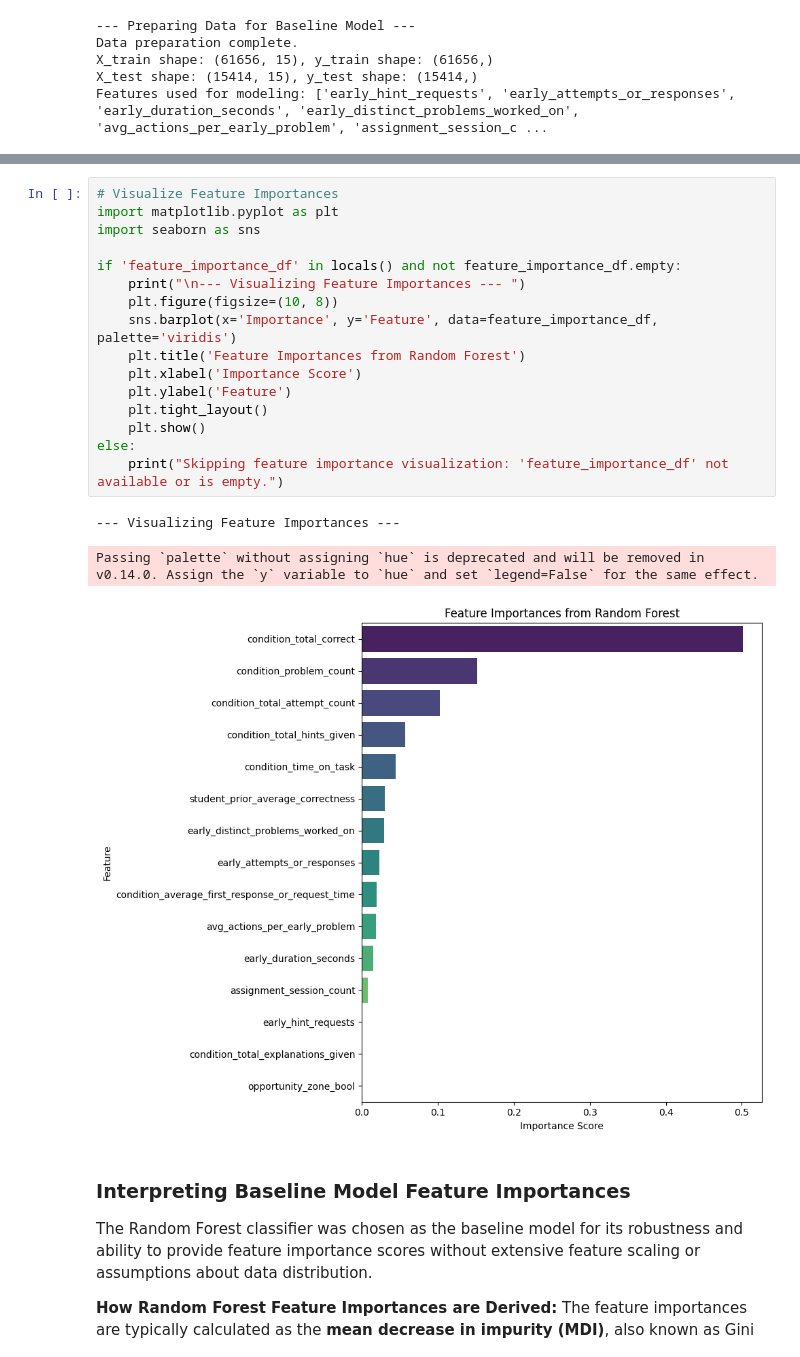
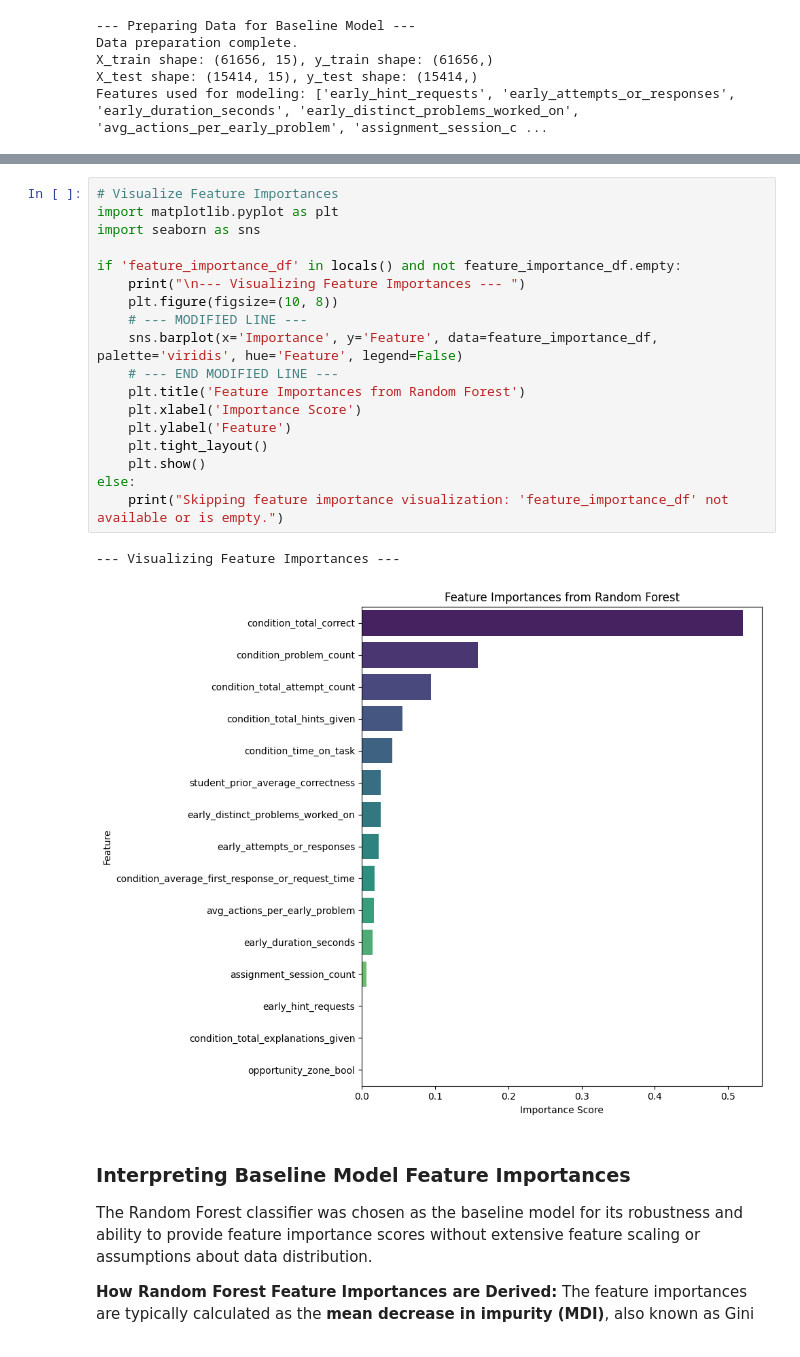
Before and after one commit to baker-jr-john/fe, a Jupyter notebook: john_baker_6910_project_code.ipynb, the cells around one changed output, grey strips where cells are left out. Saved outputs shown, nothing was run; the diff lists cells and outputs as text.

```diff
--- a/john_baker_6910_project_code.ipynb
+++ b/john_baker_6910_project_code.ipynb
@@ -1772,23 +1776,24 @@ Feature Importances (Random Forest):
 # %%
 # Visualize Feature Importances
 import matplotlib.pyplot as plt
 import seaborn as sns
 
 if 'feature_importance_df' in locals() and not feature_importance_df.empty:
     print("\n--- Visualizing Feature Importances --- ")
     plt.figure(figsize=(10, 8))
-    sns.barplot(x='Importance', y='Feature', data=feature_importance_df, palette='viridis')
+    # --- MODIFIED LINE ---
+    sns.barplot(x='Importance', y='Feature', data=feature_importance_df, palette='viridis', hue='Feature', legend=False)
+    # --- END MODIFIED LINE ---
     plt.title('Feature Importances from Random Forest')
     plt.xlabel('Importance Score')
     plt.ylabel('Feature')
     plt.tight_layout()
     plt.show()
 else:
     print("Skipping feature importance visualization: 'feature_importance_df' not available or is empty.")
 # %% [output]
 --- Visualizing Feature Importances ---
-Passing `palette` without assigning `hue` is deprecated and will be removed in v0.14.0. Assign the `y` variable to `hue` and set `legend=False` for the same effect.
-[figure, old version]
+[figure, new version]
 # %% [markdown]
 ### Interpreting Baseline Model Feature Importances
 
```
Also changed, not shown: parts of 6 cells of this notebook.
